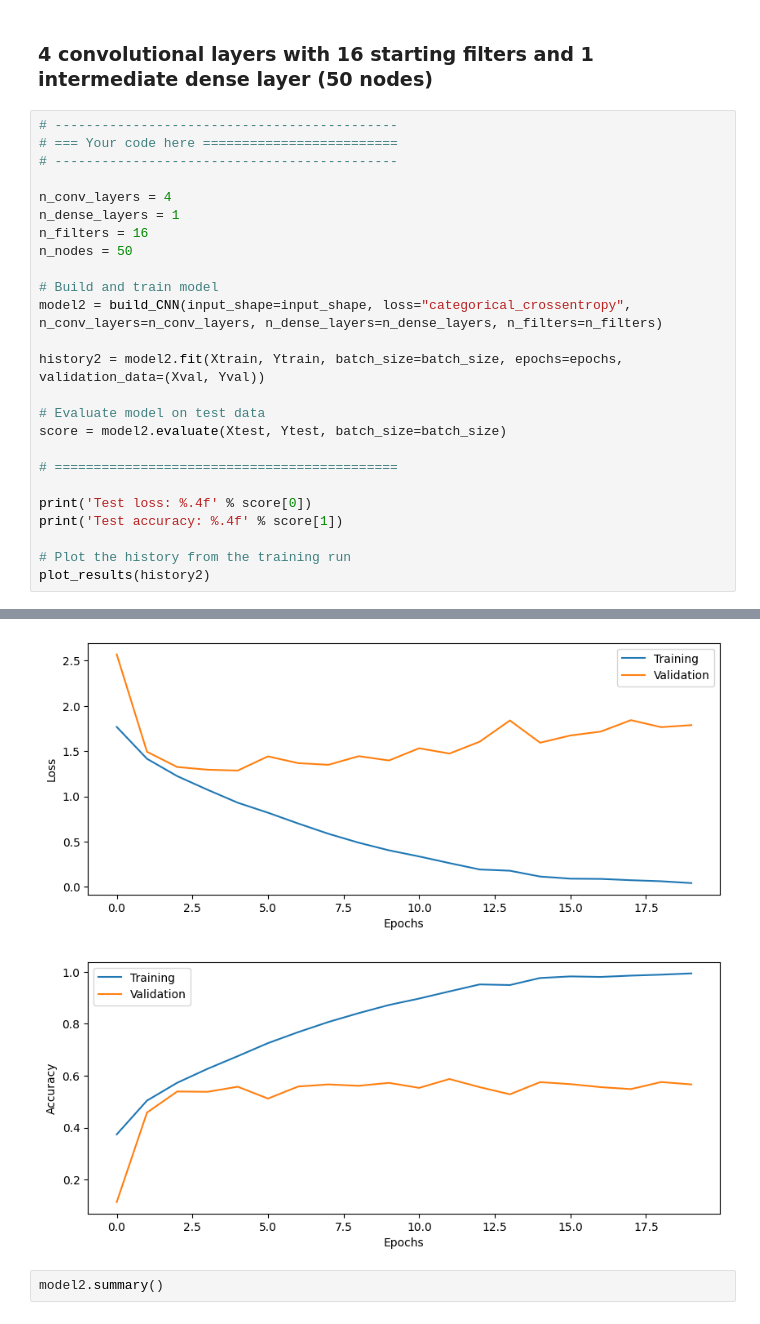
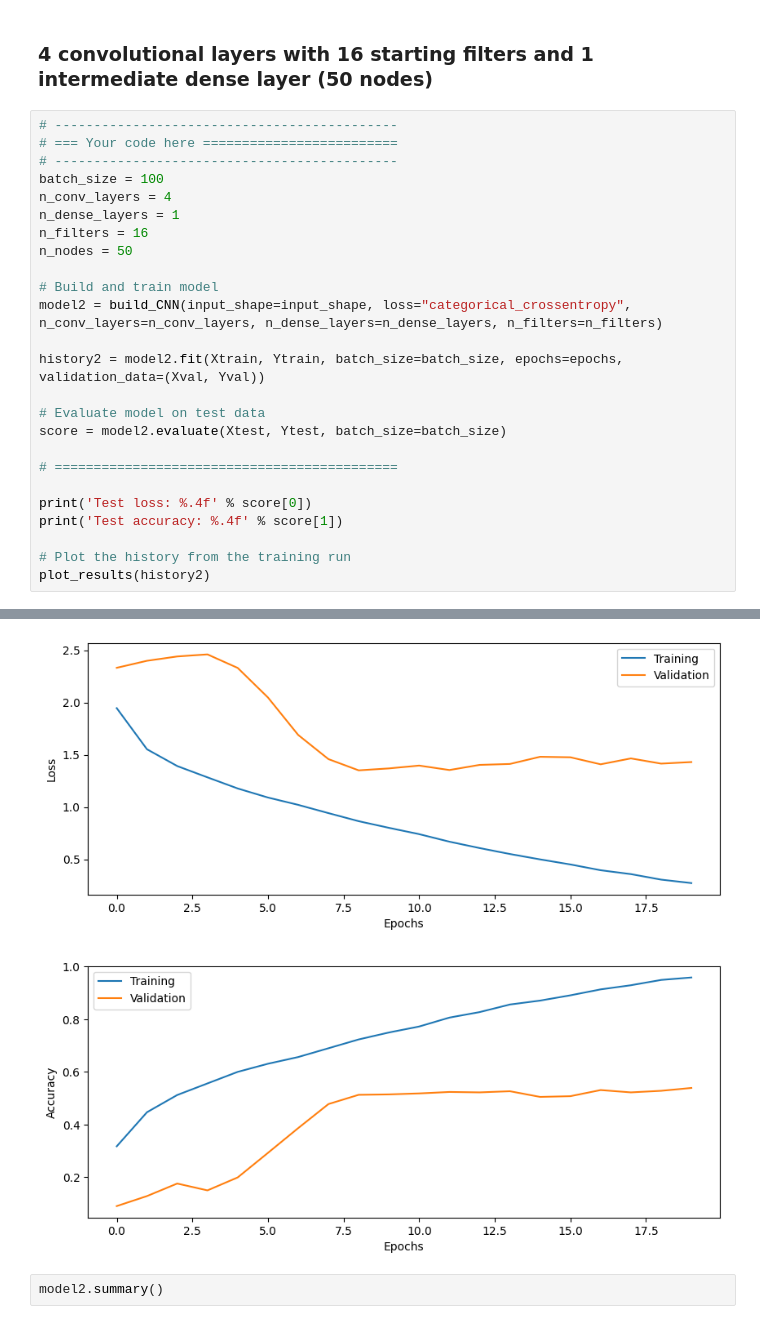
Before and after one commit to jakli758/dl_lab1, a Jupyter notebook: lab3/CNN_Lab.ipynb, the cells around one changed output, grey strips where cells are left out. Saved outputs shown, nothing was run; the diff lists cells and outputs as text.

```diff
--- a/lab3/CNN_Lab.ipynb
+++ b/lab3/CNN_Lab.ipynb
@@ -570,7 +589,7 @@ Test accuracy: 0.5400
 # --------------------------------------------
 # === Your code here =========================
 # --------------------------------------------
-
+batch_size = 100
 n_conv_layers = 4
 n_dense_layers = 1
 n_filters = 16
@@ -612,5 +631,5 @@ Test accuracy: 0.5555
-[figure, old version]
+[figure, new version]
-[figure, old version]
+[figure, new version]
 # %%
 model2.summary()
 # %% [output]
```
Also changed, not shown: parts of 32 cells of this notebook, 6 other files.
